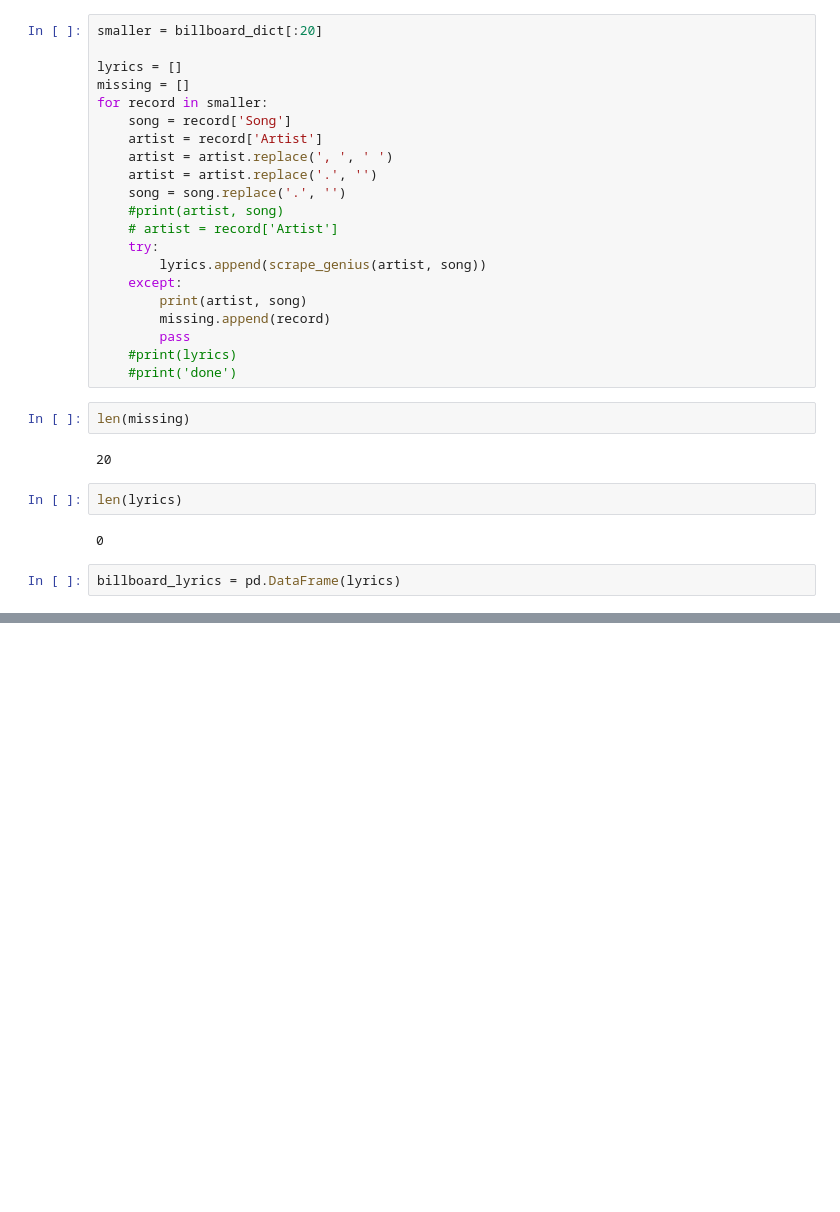
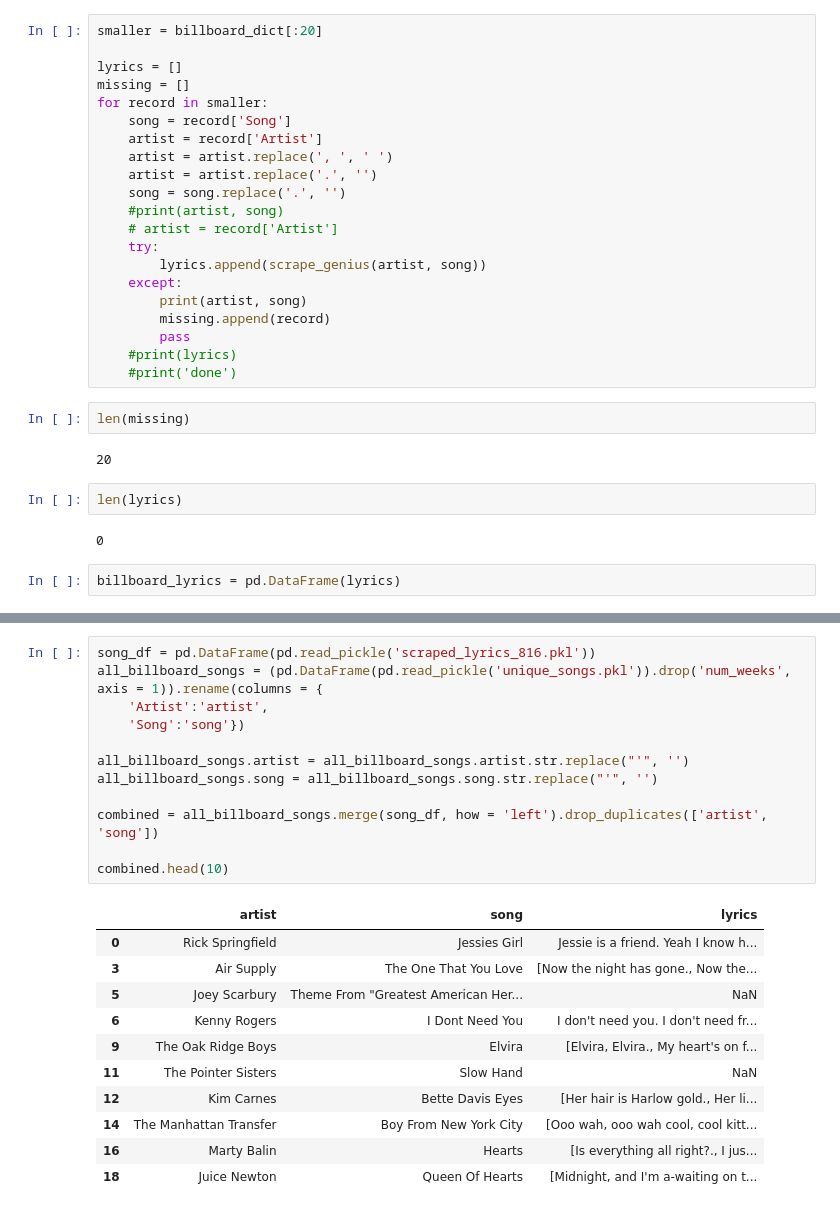
Before and after one commit to cjenniferwong/Metis_Project_4_Fletcher, a Jupyter notebook: Getting_song_lyrics_jennwong.ipynb, the cells around one changed output, grey strips where cells are left out. Drawn from its saved outputs; the diff is of its cells as text; blank space fills up the shorter version.

```diff
--- a/Getting_song_lyrics_jennwong.ipynb
+++ b/Getting_song_lyrics_jennwong.ipynb
@@ -202,0 +255,24 @@ billboard_lyrics = pd.DataFrame(lyrics)
+# %%
+song_df = pd.DataFrame(pd.read_pickle('scraped_lyrics_816.pkl'))
+all_billboard_songs = (pd.DataFrame(pd.read_pickle('unique_songs.pkl')).drop('num_weeks', axis = 1)).rename(columns = {
+    'Artist':'artist',
+    'Song':'song'})
+
+all_billboard_songs.artist = all_billboard_songs.artist.str.replace("'", '')
+all_billboard_songs.song = all_billboard_songs.song.str.replace("'", '')
+
+combined = all_billboard_songs.merge(song_df, how = 'left').drop_duplicates(['artist', 'song'])
+
+combined.head(10)
+# %% [output]
+|  | artist | song | lyrics |
+| 0 | Rick Springfield | Jessies Girl | Jessie is a friend. Yeah I know h... |
+| 3 | Air Supply | The One That You Love | [Now the night has gone., Now the... |
+| 5 | Joey Scarbury | Theme From "Greatest American Her... | NaN |
+| 6 | Kenny Rogers | I Dont Need You | I don't need you. I don't need fr... |
+| 9 | The Oak Ridge Boys | Elvira | [Elvira, Elvira., My heart's on f... |
+| 11 | The Pointer Sisters | Slow Hand | NaN |
+| 12 | Kim Carnes | Bette Davis Eyes | [Her hair is Harlow gold., Her li... |
+| 14 | The Manhattan Transfer | Boy From New York City | [Ooo wah, ooo wah cool, cool kitt... |
+| 16 | Marty Balin | Hearts | [Is everything all right?., I jus... |
+| 18 | Juice Newton | Queen Of Hearts | [Midnight, and I'm a-waiting on t... |
```
Also changed, not shown: parts of 12 cells of this notebook, 9 other files.
